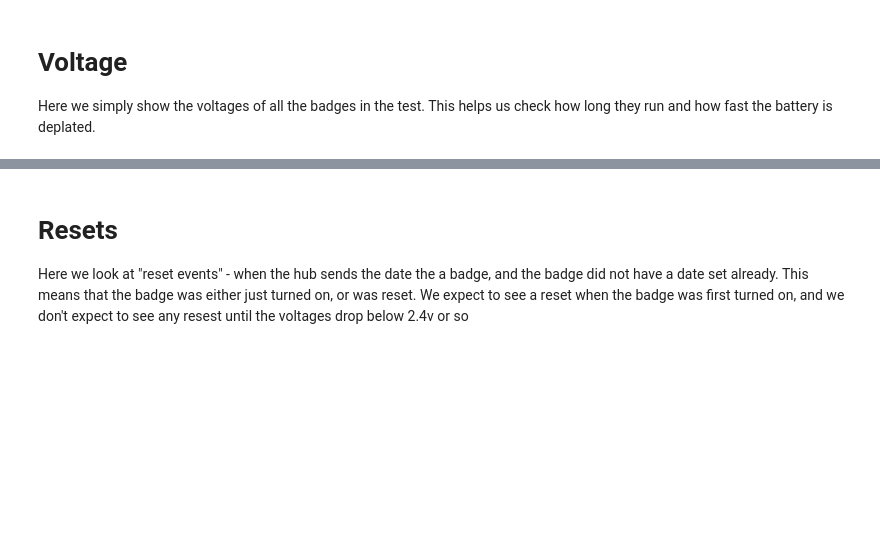
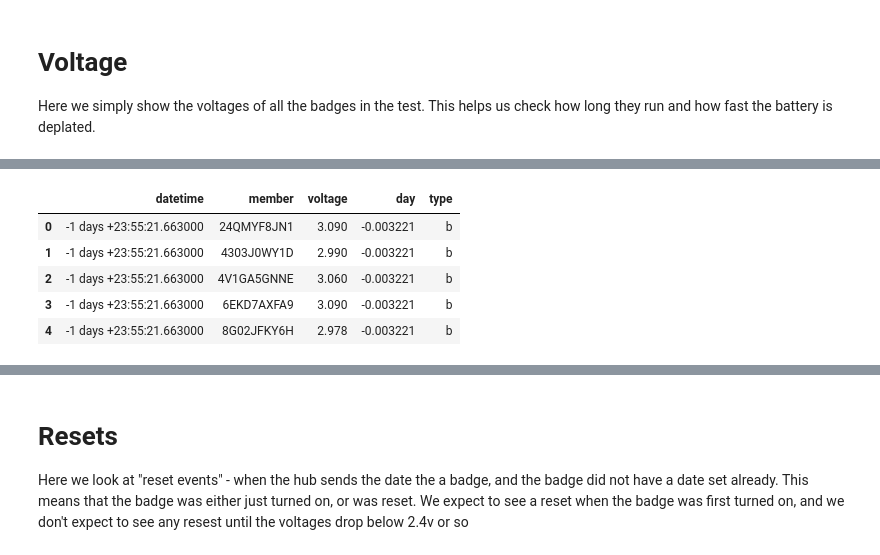
Before and after one commit to HumanDynamics/openbadge-analysis-test-badge, a Jupyter notebook: notebooks/20180501_test_3v06_full_batch.ipynb, the cells around one changed output, grey strips where cells are left out. Saved outputs shown, nothing was run; the diff lists cells and outputs as text; code cells hidden in the pictures; blank space fills up the shorter version.

```diff
--- a/notebooks/20180501_test_3v06_full_batch.ipynb
+++ b/notebooks/20180501_test_3v06_full_batch.ipynb
@@ -164,2 +211,10 @@ voltages_realtive_time.head()
 # %%
-voltages_realtive_time = voltages_realtive_time.join(mac_to_key_with_type.set_index('member'), on='member')
+voltages_realtive_time = voltages_realtive_time.join(members_full.set_index('key')[['type']], on='member')
+voltages_realtive_time.head(5)
+# %% [output]
+|  | datetime | member | voltage | day | type |
+| 0 | -1 days +23:55:21.663000 | 24QMYF8JN1 | 3.090 | -0.003221 | b |
+| 1 | -1 days +23:55:21.663000 | 4303J0WY1D | 2.990 | -0.003221 | b |
+| 2 | -1 days +23:55:21.663000 | 4V1GA5GNNE | 3.060 | -0.003221 | b |
+| 3 | -1 days +23:55:21.663000 | 6EKD7AXFA9 | 3.090 | -0.003221 | b |
+| 4 | -1 days +23:55:21.663000 | 8G02JFKY6H | 2.978 | -0.003221 | b |
```
Also changed, not shown: parts of 24 cells of this notebook.
